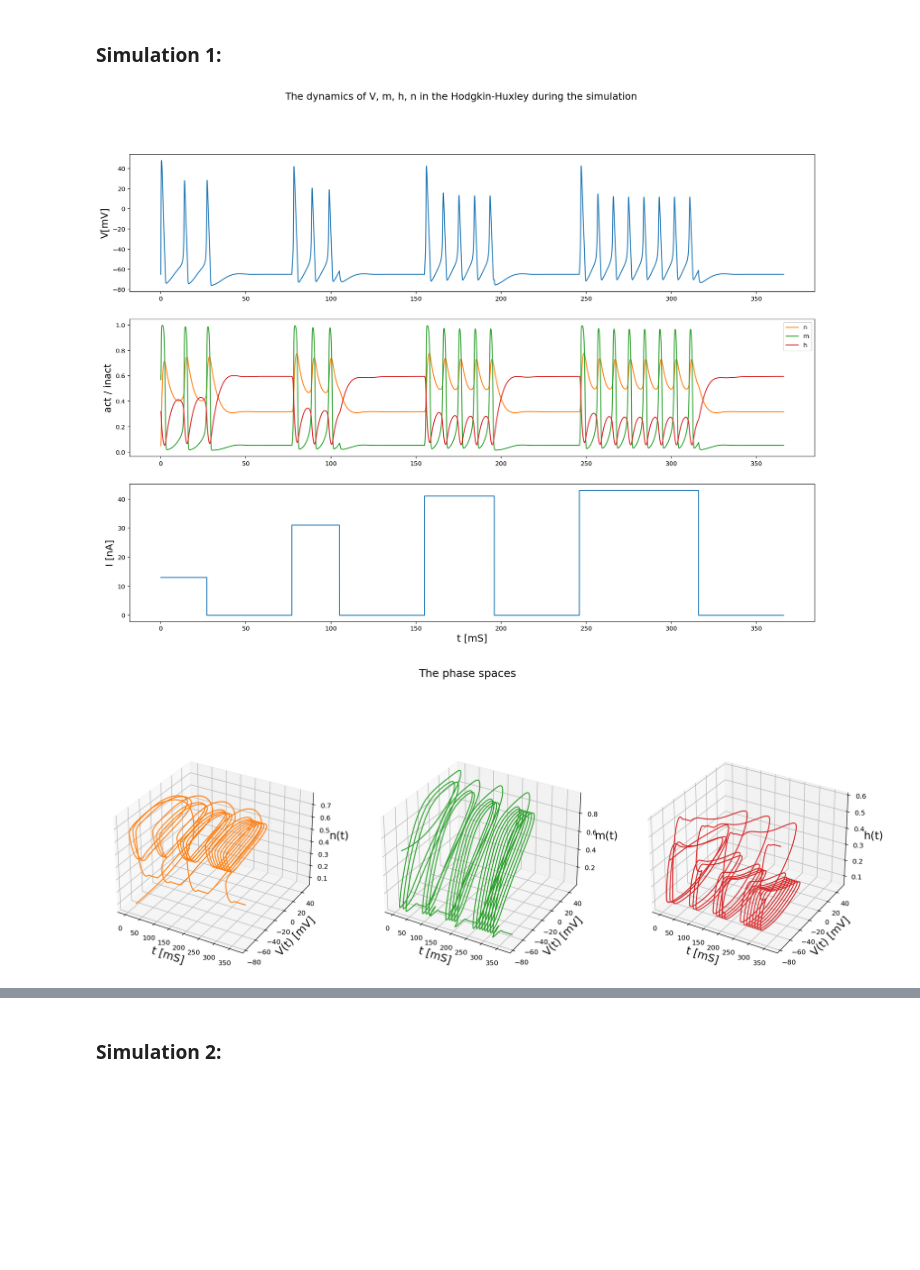
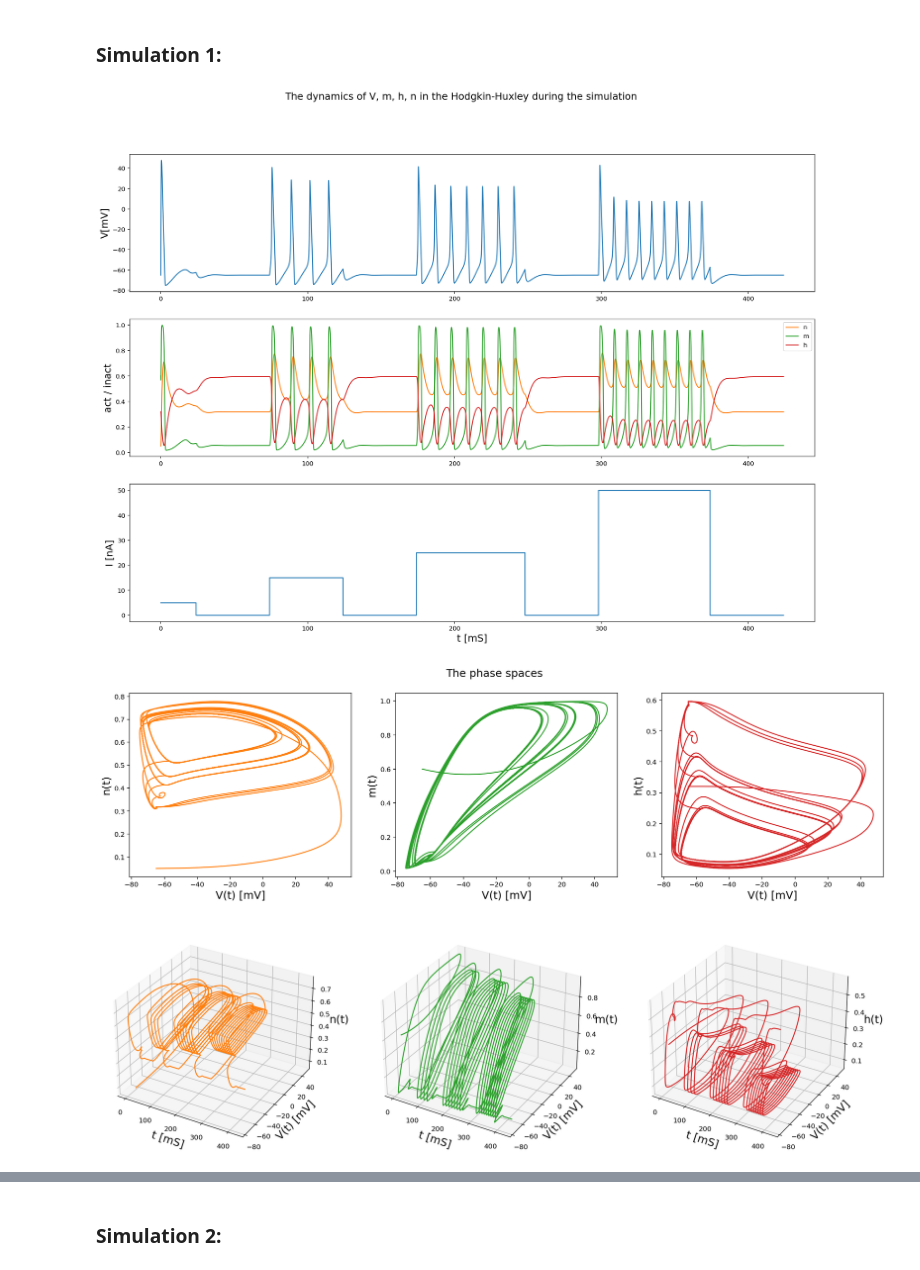
Before and after one commit to AlexandraFilimokhina/CN, a Jupyter notebook: HW1.ipynb, the cells around one changed output, grey strips where cells are left out. Drawn from its saved outputs; the diff is of its cells as text; code cells hidden in the pictures; blank space fills up the shorter version.

```diff
--- a/HW1.ipynb
+++ b/HW1.ipynb
@@ -79,8 +79,15 @@ def visulize_simulation(solution, t, I_t):
     ax3.set_ylabel("I [nA]", fontsize=16)
     ax3.set_xlabel("t [mS]", fontsize=16)
 
+    fig = plt.figure(figsize=(20, 5))
+    plt.suptitle('The phase spaces', fontsize=16)
+    for i, lbl in zip([1, 2, 3], ["n", "m", "h"]):
+        ax = plt.subplot(1, 3, i)
+        ax.plot(solution[:, 0], solution[:, i], color=cmap(i))
+        ax.set_xlabel("V(t) [mV]", fontsize=16)
+        ax.set_ylabel(f"{lbl}(t)", fontsize=16)
+
     fig = plt.figure(figsize=(20, 8))
-    plt.suptitle('The phase spaces', fontsize=16)
     for i, lbl in zip([1, 2, 3], ["n", "m", "h"]):
         ax = fig.add_subplot(1, 3, i, projection='3d')
         ax.plot3D(t, solution[:, 0], solution[:, i], color=cmap(i))
@@ -88,21 +95,15 @@ def visulize_simulation(solution, t, I_t):
         ax.set_ylabel("V(t) [mV]", fontsize=16)
         ax.set_zlabel(f"{lbl}(t)", fontsize=16)
 # %%
-def init_simulation(n_currents=4, I_min=5, I_max=50, t_min=20, t_max=100, t_delta=50, n_times=int(1e5), t_max_sim_2=200):
-
-    I_supply = sorted(np.random.randint(I_min, I_max,size=n_currents))
+def init_simulation(I_supply = None, n_currents=4, I_min=5, I_max=50, t_min=20, t_max=100, t_delta=50, n_times=int(1e5), t_max_sim_2=200):
+    if I_supply is None:
+        I_supply = sorted(np.random.randint(I_min, I_max,size=n_currents))
     t_supply = sorted(np.random.randint(t_min, t_max, size=n_currents))
 
     if n_currents == 4:
 
         t_max = sum(t_supply) + 4 * t_delta
         t = np.linspace(0, t_max, n_times)
-
-        def I_inj(t_):
-            return I_supply[0]*(0 < t_ < t_supply[0]) \
-                    + I_supply[1]*(t_supply[0] < t_ < t_supply[1]) \
-                    + I_supply[2]*(t_supply[1] < t_ < t_supply[2]) \
-                    + I_supply[3]*(t_supply[2] < t_ < t_supply[3])
         def I_inj(t_):
             t_sum = 0
             for t, i in zip(t_supply, I_supply):
@@ -114,18 +115,19 @@ def init_simulation(n_currents=4, I_min=5, I_max=50, t_min=20, t_max=100, t_delt
     elif n_currents == 2:
         t = np.linspace(0, t_max_sim_2, n_times)
         def I_inj(t_):
-            return I_supply[0]*(int(t_) % 4 == 1)\
-                   + I_supply[1]*(int(t_) % 4 == 3)
+            return I_supply[0]*(int(t_) % 4 == 1)+ I_supply[1]*(int(t_) % 4 == 3)
+
     I_t = [I_inj(t_) for t_ in t]
     return t, I_t, I_inj
 # %% [markdown]
 ### Simulation 1:
 # %%
-t, I_t, I_inj = init_simulation(n_currents=4)
+t, I_t, I_inj = init_simulation(n_currents=4, I_supply=[5, 15, 25, 50])
 model = Hodgkin_Huxley_Model(t_range=t,
                              I_e = I_inj)
 sol = model.solve_system()
 visulize_simulation(sol, t, I_t)
 # %% [output]
-[figure, old version]
+[figure, new version]
-[figure, old version]
+[figure, new version]
+[figure, added]
```
Also changed, not shown: parts of 4 cells of this notebook.
